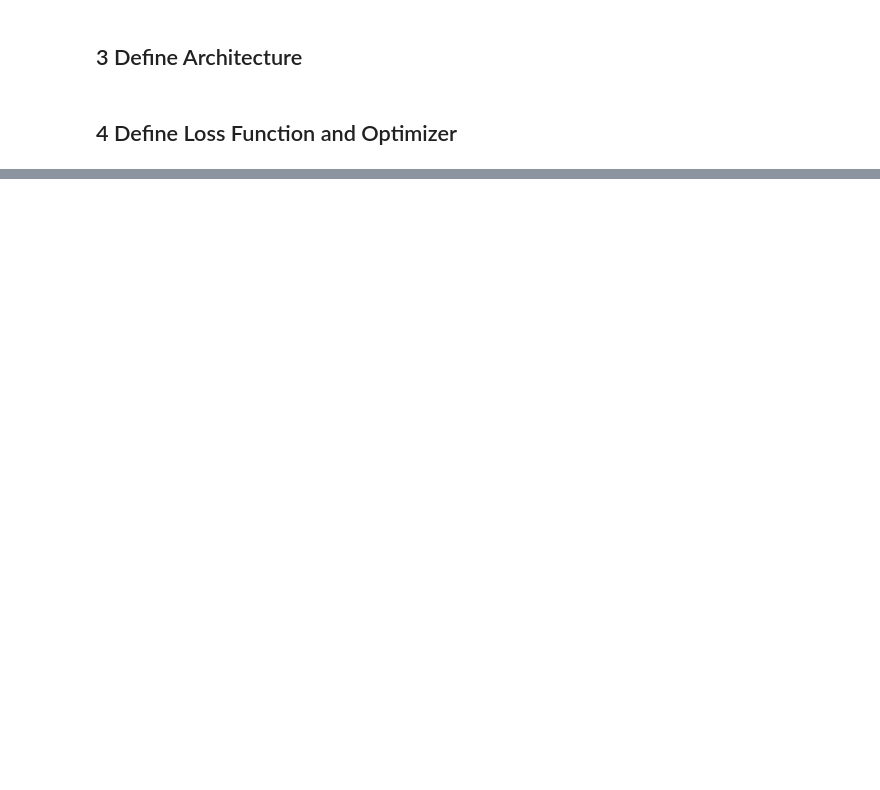
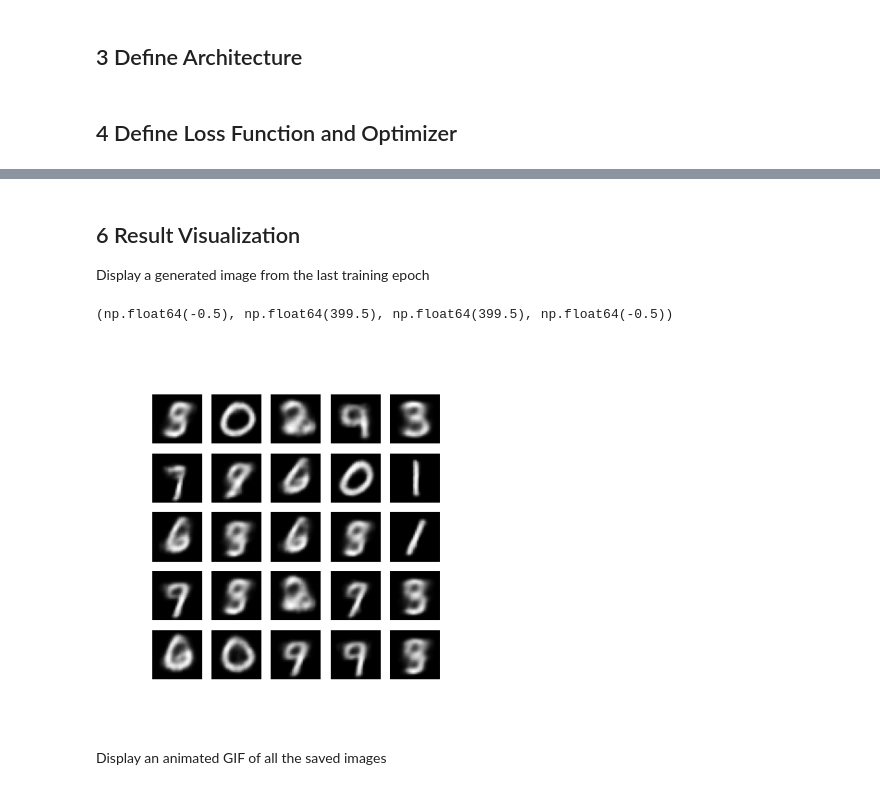
Before and after one commit to YuncongYu/data-science, a Jupyter notebook: experiments/CNN-VAE/cnn_vae.ipynb, the cells around one changed output, grey strips where cells are left out. Drawn from its saved outputs; the diff is of its cells as text; code cells hidden in the pictures; blank space fills up the shorter version.

```diff
--- a/experiments/CNN-VAE/cnn_vae.ipynb
+++ b/experiments/CNN-VAE/cnn_vae.ipynb
@@ -32,6 +22,7 @@ x_train.shape, x_test.shape
 # %% [markdown]
 ## 2 Preprocessing
 # %%
+import numpy as np
 import numpy.typing as npt
 
 
@@ -49,8 +40,11 @@ def preprocess_images(images: npt.NDArray[np.float32]) -> npt.NDArray[np.float32
         Preprocessed images.
     """
 
-    images = images.reshape(shape=(images.shape[0], 28, 28, 1)) / 255.0
+    images = images.reshape((images.shape[0], 28, 28, 1)) / 255.0
     return np.where(images > 0.5, 1.0, 0.0).astype(np.float32)
+
+x_train = preprocess_images(x_train)
+x_test = preprocess_images(x_test)
 # %%
 batch_size = 32
 
@@ -214,0 +428,29 @@ def log_normal_pdf(sample: tf.Tensor, mean: tf.Tensor, logvar: tf.Tensor, raxis:
+# %% [markdown]
+## 6 Result Visualization
+Display a generated image from the last training epoch
+# %%
+import PIL
+
+def display_image(epoch_no: int) -> PIL.Image:
+    """Display the generated image.
+
+    Parameters
+    ----------
+    epoch_no : int
+        The epoch number.
+
+    Returns
+    -------
+    PIL.Image
+        Generated image.
+    """
+
+    return PIL.Image.open(f"image_at_epoch_{epoch_no:04d}.png")
+
+plt.imshow(display_image(epoch_no=epochs))
+plt.axis("off")
+# %% [output]
+(np.float64(-0.5), np.float64(399.5), np.float64(399.5), np.float64(-0.5))
+[figure, added]
+# %% [markdown]
+Display an animated GIF of all the saved images
```
Also changed, not shown: parts of 14 cells of this notebook, 1 other file.
